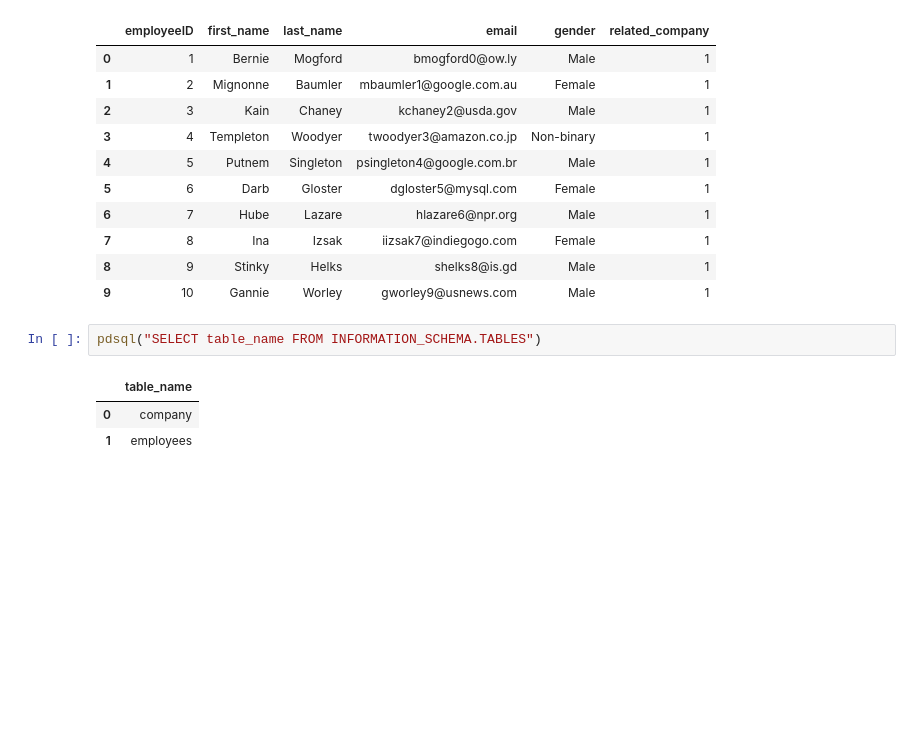
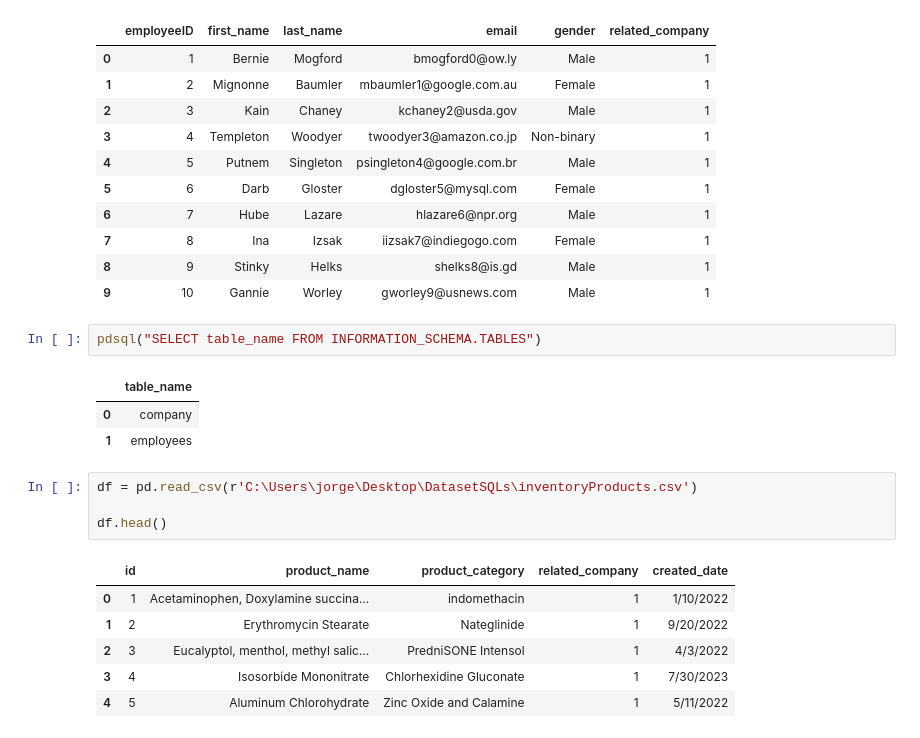
Before and after one commit to georgeolivares/DatasetSQLs, a Jupyter notebook: JupyterSQLNotebook.ipynb, the cells around one changed output. Saved outputs shown, nothing was run; the diff lists cells and outputs as text; blank space fills up the shorter version.

```diff
--- a/JupyterSQLNotebook.ipynb
+++ b/JupyterSQLNotebook.ipynb
@@ -128,3 +128,14 @@ pdsql("SELECT table_name FROM INFORMATION_SCHEMA.TABLES")
 |  | table_name |
 | 0 | company |
 | 1 | employees |
+# %%
+df = pd.read_csv(r'C:\Users\jorge\Desktop\DatasetSQLs\inventoryProducts.csv')
+
+df.head()
+# %% [output]
+|  | id | product_name | product_category | related_company | created_date |
+| 0 | 1 | Acetaminophen, Doxylamine succina... | indomethacin | 1 | 1/10/2022 |
+| 1 | 2 | Erythromycin Stearate | Nateglinide | 1 | 9/20/2022 |
+| 2 | 3 | Eucalyptol, menthol, methyl salic... | PredniSONE Intensol | 1 | 4/3/2022 |
+| 3 | 4 | Isosorbide Mononitrate | Chlorhexidine Gluconate | 1 | 7/30/2023 |
+| 4 | 5 | Aluminum Chlorohydrate | Zinc Oxide and Calamine | 1 | 5/11/2022 |
```
Also changed, not shown: parts of 13 cells of this notebook, 1 other file.
